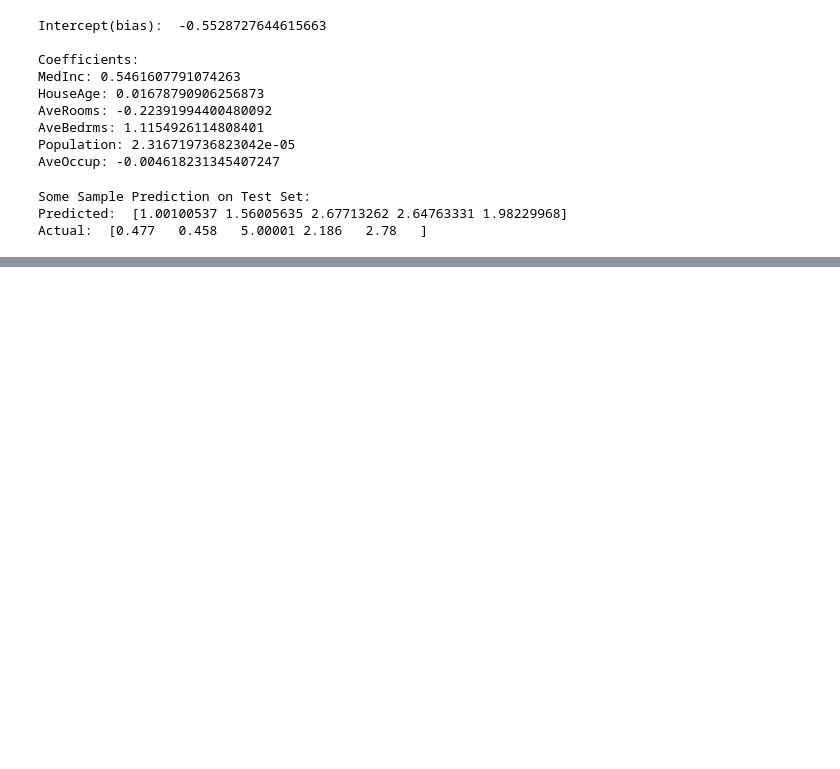
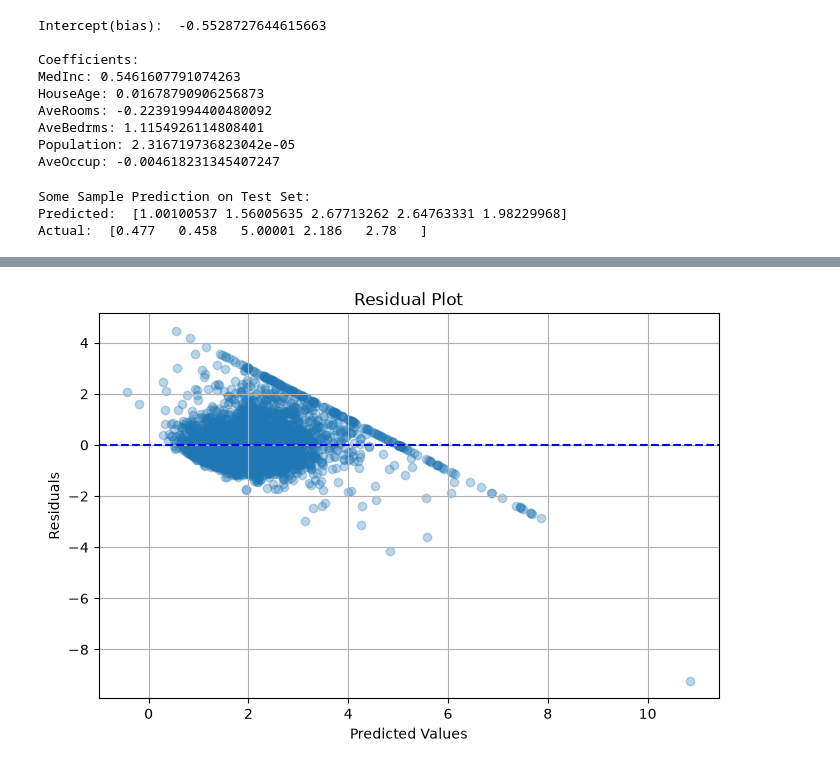
Before and after one commit to flucloxin500/Phitron, a Jupyter notebook: Machine Learning/Week 4/Module 13/13_3_Introduction_to_Multiple_Linear_Regression_Hands_On.ipynb, the cells around one changed output, grey strips where cells are left out. Drawn from its saved outputs; the diff is of its cells as text; code cells hidden in the pictures; blank space fills up the shorter version.

```diff
--- a/Machine Learning/Week 4/Module 13/13_3_Introduction_to_Multiple_Linear_Regression_Hands_On.ipynb
+++ b/Machine Learning/Week 4/Module 13/13_3_Introduction_to_Multiple_Linear_Regression_Hands_On.ipynb
@@ -193,0 +240,13 @@ Actual:  [0.477   0.458   5.00001 2.186   2.78   ]
+# %%
+#Step 7: Residual plot (Errors = actual - predicted)
+residuals = y_test - y_test_pred
+
+plt.figure()
+plt.scatter(y_test_pred, residuals, alpha=0.3)
+plt.xlabel('Predicted Values')
+plt.ylabel('Residuals')
+plt.title('Residual Plot')
+plt.axhline(y=0, color='b', linestyle='--')
+plt.show()
+# %% [output]
+[figure, added]
```
Also changed, not shown: parts of 3 cells of this notebook.
